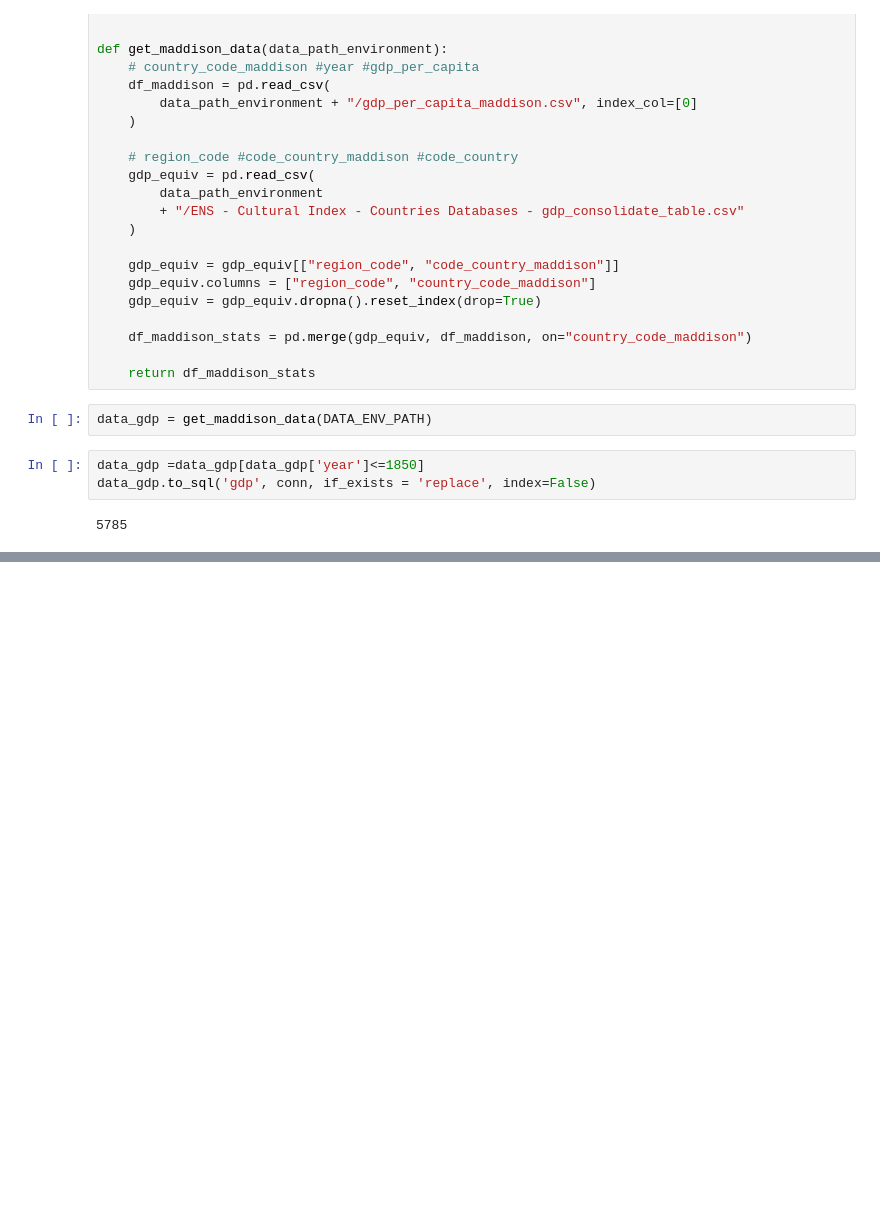
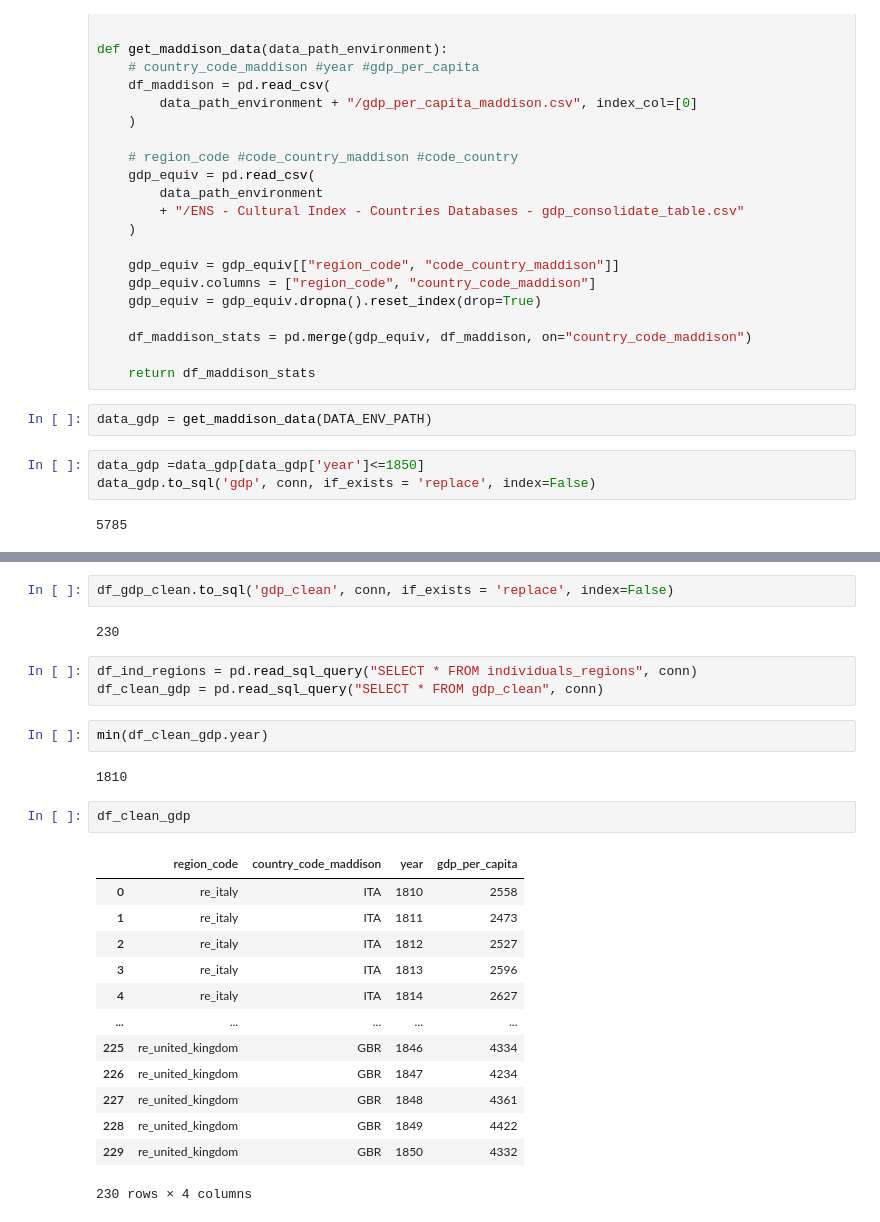
Before and after one commit to charlesdedampierre/cultura_project, a Jupyter notebook: raw_to_db/3. insert_gdp_population_to_db.ipynb, the cells around one changed output, grey strips where cells are left out. Saved outputs shown, nothing was run; the diff lists cells and outputs as text; blank space fills up the shorter version.

```diff
--- a/raw_to_db/3. insert_gdp_population_to_db.ipynb
+++ b/raw_to_db/3. insert_gdp_population_to_db.ipynb
@@ -134,0 +151,27 @@ df_population.to_sql('population', conn, if_exists = 'replace', index=False)
+# %%
+df_gdp_clean.to_sql('gdp_clean', conn, if_exists = 'replace', index=False)
+# %% [output]
+230
+# %%
+df_ind_regions = pd.read_sql_query("SELECT * FROM individuals_regions", conn)
+df_clean_gdp = pd.read_sql_query("SELECT * FROM gdp_clean", conn)
+# %%
+min(df_clean_gdp.year)
+# %% [output]
+1810
+# %%
+df_clean_gdp
+# %% [output]
+|  | region_code | country_code_maddison | year | gdp_per_capita |
+| 0 | re_italy | ITA | 1810 | 2558 |
+| 1 | re_italy | ITA | 1811 | 2473 |
+| 2 | re_italy | ITA | 1812 | 2527 |
+| 3 | re_italy | ITA | 1813 | 2596 |
+| 4 | re_italy | ITA | 1814 | 2627 |
+| ... | ... | ... | ... | ... |
+| 225 | re_united_kingdom | GBR | 1846 | 4334 |
+| 226 | re_united_kingdom | GBR | 1847 | 4234 |
+| 227 | re_united_kingdom | GBR | 1848 | 4361 |
+| 228 | re_united_kingdom | GBR | 1849 | 4422 |
+| 229 | re_united_kingdom | GBR | 1850 | 4332 |
+230 rows × 4 columns
```
Also changed, not shown: parts of 4 cells of this notebook, 13 other files.
